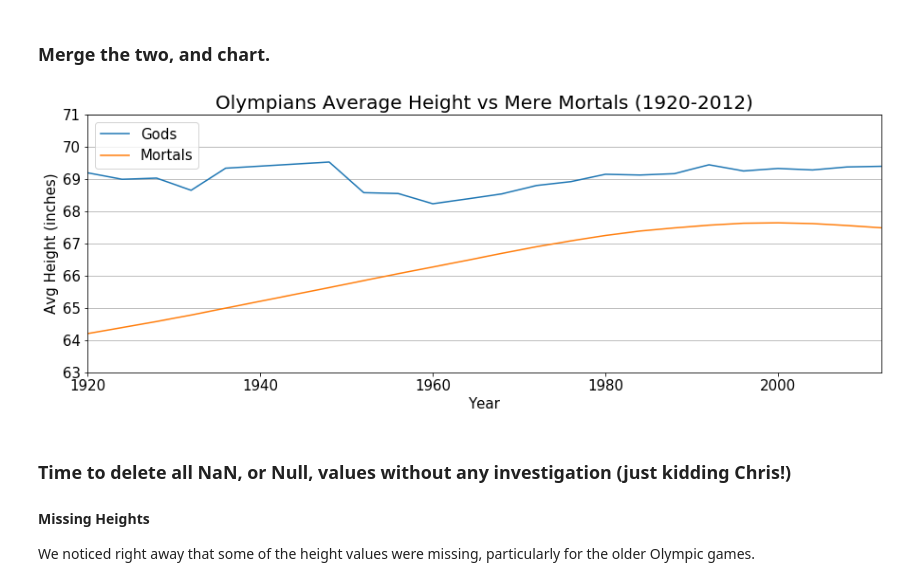
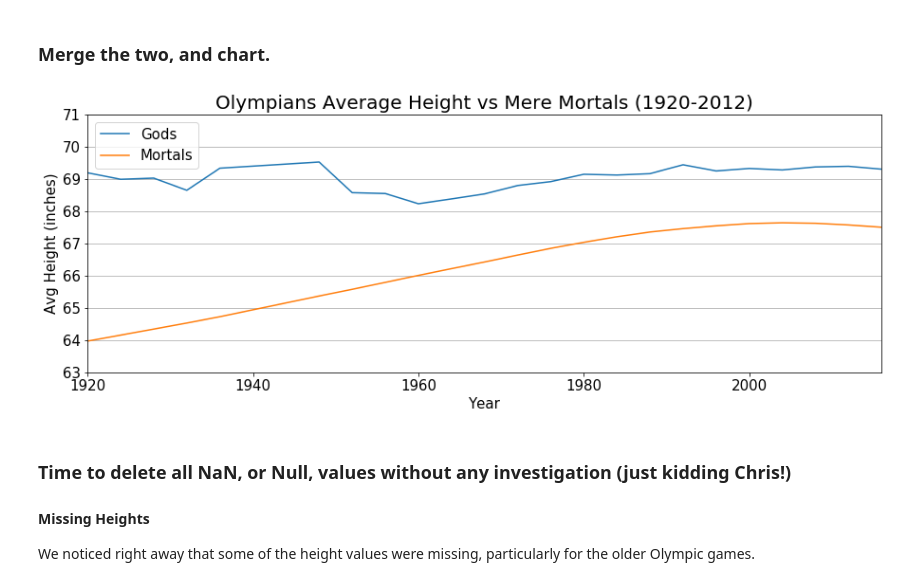
Before and after one commit to dowripple/ProjectOneRepo_JeremyKasieMichael, a Jupyter notebook: notebooks/OlympicData_Clean.ipynb, the cells around one changed output. Saved outputs shown, nothing was run; the diff lists cells and outputs as text; code cells hidden in the pictures.

```diff
--- a/notebooks/OlympicData_Clean.ipynb
+++ b/notebooks/OlympicData_Clean.ipynb
@@ -195,31 +195,31 @@ male_avg.head()
 # %%
 # plot the olympic avg height vs the mortals, notice the ends are chopped off, this is due to the offset
 chart_df = world_male_avg.merge(male_avg,on='Year')
 
 # chart_df
 
 # create the chart of avg height for Olympians and the Global population
 gods_mortals_chart = chart_df.plot(
     x='Year',
     y=['Gods','Mortals'],
     figsize=(15,5),
     fontsize=15,
-    xlim = (1920,2012),
+#     xlim = (1920,2012),
     ylim = (63,71)
 )
 
 # format chart, title, labels, tickmarks, oh my
 gods_mortals_chart.set_xlabel("Year", fontsize=15)
 gods_mortals_chart.set_ylabel('Avg Height (inches)', fontsize = 15)
 gods_mortals_chart.yaxis.grid(True)
 gods_mortals_chart.legend(loc='best',fontsize=15)
 # i cannot get this to work!  the x-ticks keep chopping off the last few years
 # gods_mortals_chart.set_xticklabels(chart_df['Year'])
 gods_mortals_chart.set_title('Olympians Average Height vs Mere Mortals (1920-2012)',fontdict={'fontsize': 20, 'fontweight': 'medium'})
 
 gods_mortals_chart.get_figure().savefig('..\images\gods_mortals_chart.png')
 # %% [output]
-[figure, old version]
+[figure, new version]
 # %% [markdown]
 ### Time to delete all NaN, or Null, values without any investigation (just kidding Chris!)
 #### Missing Heights
```
Also changed, not shown: 10 other files.
